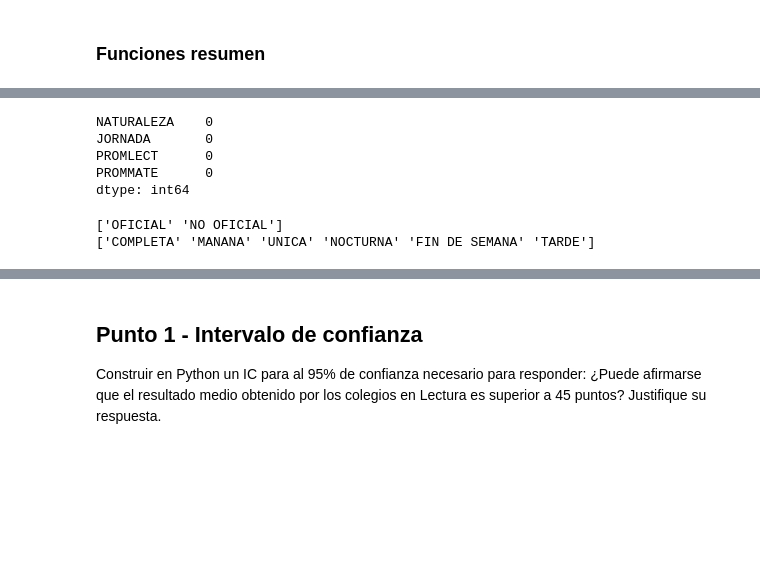
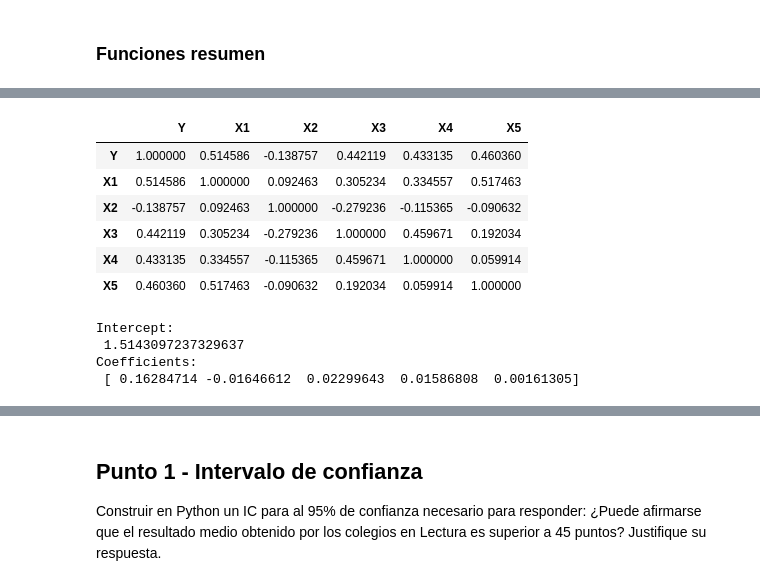
Before and after one commit to repos-especializacion-UdeA/estadistica, a Jupyter notebook: trabajo3/trabajo3.ipynb, the cells around one changed output, grey strips where cells are left out. Cells and saved outputs as stored; diff of their text form; code cells hidden in the pictures; blank space fills up the shorter version.

```diff
--- a/trabajo3/trabajo3.ipynb
+++ b/trabajo3/trabajo3.ipynb
@@ -81,16 +93,25 @@ Length: 964, dtype: int64
-# %%
-# Cantidad de datos nulos
-df.isnull().sum()
-# %% [output]
-NATURALEZA    0
-JORNADA       0
-PROMLECT      0
-PROMMATE      0
-dtype: int64
-# %%
-# Datos categoricos
-print(df.NATURALEZA.unique())
-print(df.JORNADA.unique())
-# %% [output]
-['OFICIAL' 'NO OFICIAL']
-['COMPLETA' 'MANANA' 'UNICA' 'NOCTURNA' 'FIN DE SEMANA' 'TARDE']
+# %%
+df.corr()
+# %% [output]
+|  | Y | X1 | X2 | X3 | X4 | X5 |
+| Y | 1.000000 | 0.514586 | -0.138757 | 0.442119 | 0.433135 | 0.460360 |
+| X1 | 0.514586 | 1.000000 | 0.092463 | 0.305234 | 0.334557 | 0.517463 |
+| X2 | -0.138757 | 0.092463 | 1.000000 | -0.279236 | -0.115365 | -0.090632 |
+| X3 | 0.442119 | 0.305234 | -0.279236 | 1.000000 | 0.459671 | 0.192034 |
+| X4 | 0.433135 | 0.334557 | -0.115365 | 0.459671 | 1.000000 | 0.059914 |
+| X5 | 0.460360 | 0.517463 | -0.090632 | 0.192034 | 0.059914 | 1.000000 |
+# %%
+x = df[["X1", "X2","X3", "X4","X5"]]
+y = df["Y"]
+
+# Using sklearn
+regression = linear_model.LinearRegression()
+regression.fit(x, y)
+predictions_sklearn = regression.predict(x)
+print("Intercept: \n", regression.intercept_)
+print("Coefficients: \n", regression.coef_)
+# %% [output]
+Intercept:
+ 1.5143097237329637
+Coefficients:
+ [ 0.16284714 -0.01646612  0.02299643  0.01586808  0.00161305]
```
Also changed, not shown: parts of 12 cells of this notebook.
